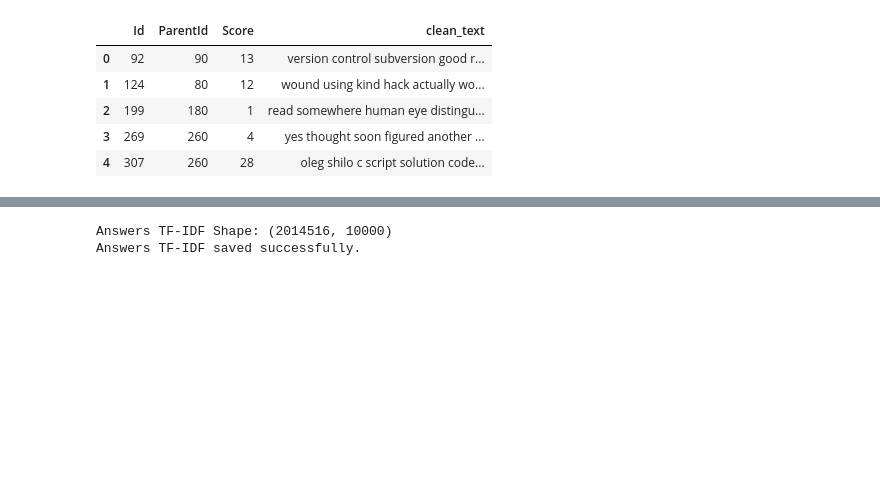
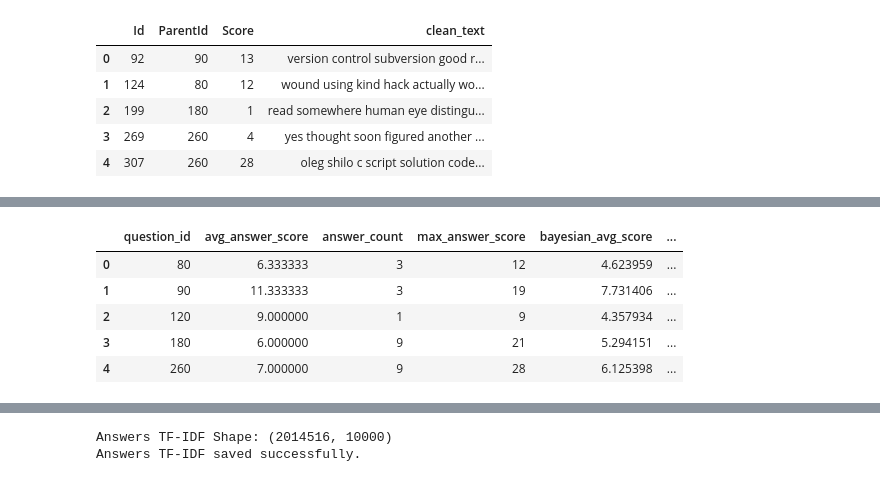
Before and after one commit to heidi04aldidi/agentic-assessment-design, a Jupyter notebook: notebooks/data_explorationn.ipynb, the cells around one changed output, grey strips where cells are left out. Saved outputs shown, nothing was run; the diff lists cells and outputs as text; code cells hidden in the pictures; blank space fills up the shorter version.

```diff
--- a/notebooks/data_explorationn.ipynb
+++ b/notebooks/data_explorationn.ipynb
@@ -343,0 +430,33 @@ print("Questions TF-IDF saved successfully.")
+# %%
+from sklearn.cluster import KMeans
+
+kmeans = KMeans(n_clusters=3, random_state=42)
+
+answer_stats["cluster"] = kmeans.fit_predict(
+    answer_stats[['avg_score_normalized']]
+)
+cluster_order = (
+    answer_stats.groupby('cluster')['avg_score_normalized']
+    .mean()
+    .sort_values()
+    .index
+)
+
+mapping = {
+    cluster_order[0]: "Hard",
+    cluster_order[1]: "Medium",
+    cluster_order[2]: "Easy"
+}
+
+answer_stats["difficulty"] = (
+    answer_stats["cluster"].map(mapping)
+)
+
+answer_stats.head()
+# %% [output]
+|  | question_id | avg_answer_score | answer_count | max_answer_score | bayesian_avg_score | ... |
+| 0 | 80 | 6.333333 | 3 | 12 | 4.623959 | ... |
+| 1 | 90 | 11.333333 | 3 | 19 | 7.731406 | ... |
+| 2 | 120 | 9.000000 | 1 | 9 | 4.357934 | ... |
+| 3 | 180 | 6.000000 | 9 | 21 | 5.294151 | ... |
+| 4 | 260 | 7.000000 | 9 | 28 | 6.125398 | ... |
```
Also changed, not shown: parts of 6 cells of this notebook.
